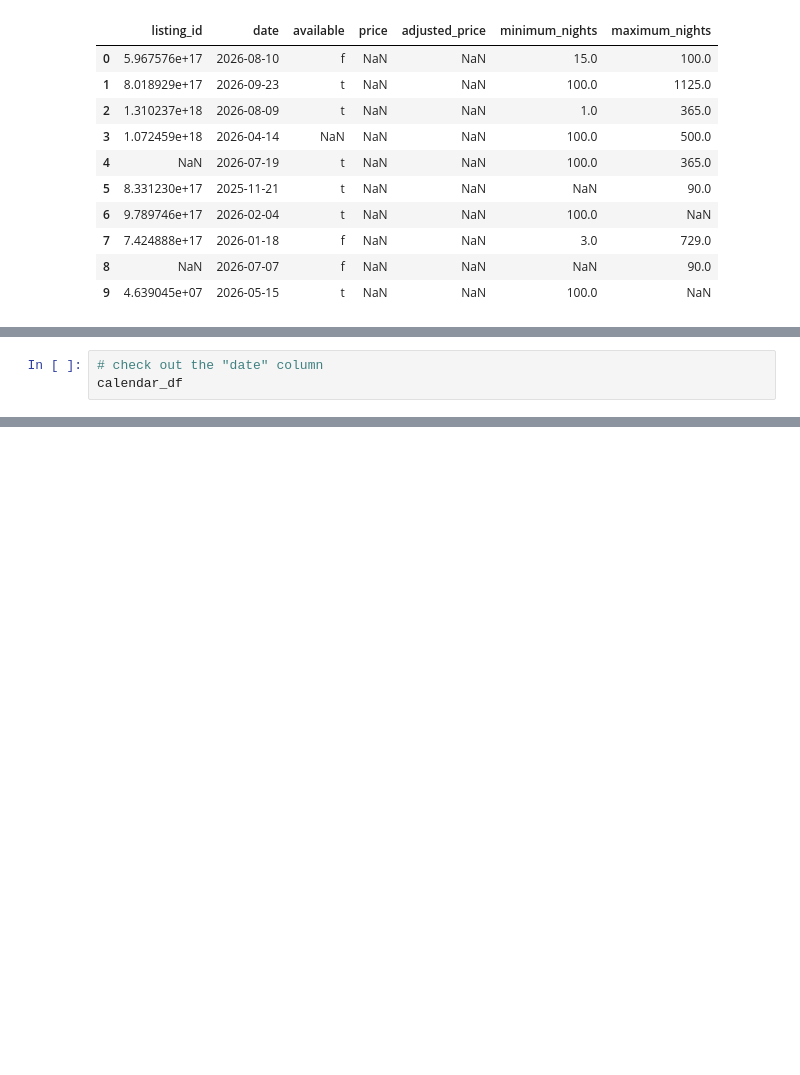
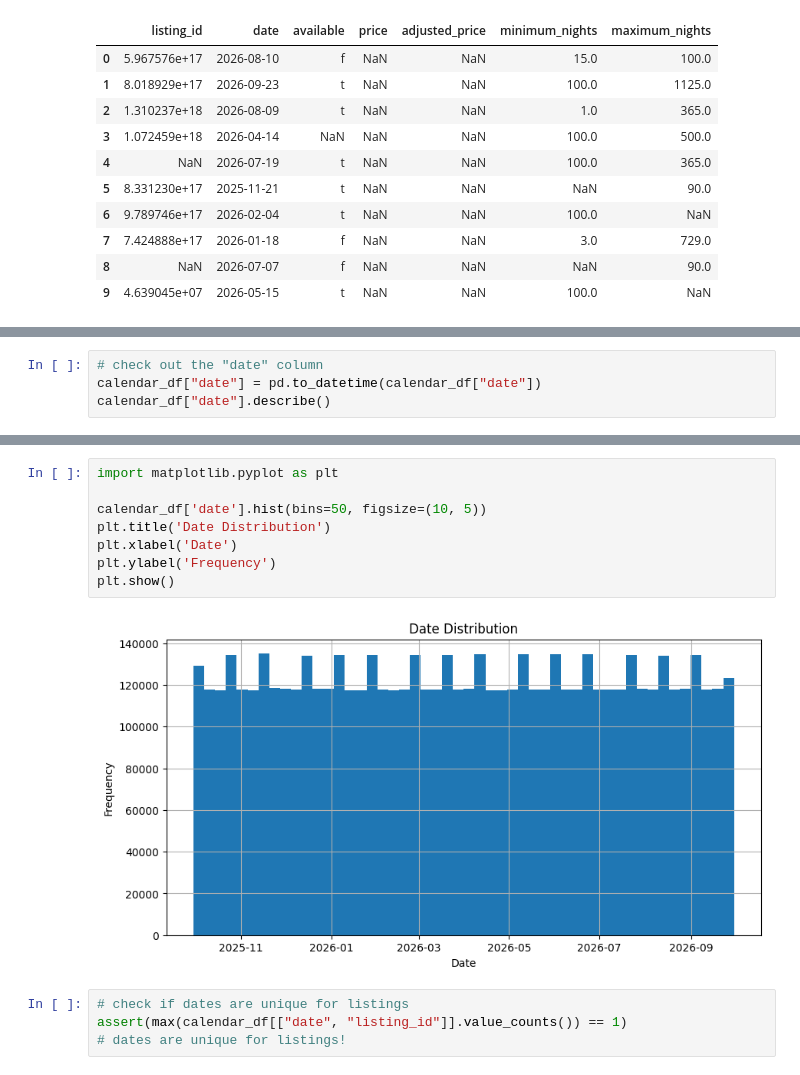
Before and after one commit to agentolek/ium-projekt, a Jupyter notebook: data_exploration.ipynb, the cells around one changed output, grey strips where cells are left out. Saved outputs shown, nothing was run; the diff lists cells and outputs as text; blank space fills up the shorter version.

Commit message:
Done-ish with calendar.csv exploration

```diff
--- a/data_exploration.ipynb
+++ b/data_exploration.ipynb
@@ -65,3 +80,4 @@ calendar_df.head(n=10)
 # %%
 # check out the "date" column
-calendar_df
+calendar_df["date"] = pd.to_datetime(calendar_df["date"])
+calendar_df["date"].describe()
@@ -67,0 +93,14 @@ calendar_df
+# %%
+import matplotlib.pyplot as plt
+
+calendar_df['date'].hist(bins=50, figsize=(10, 5))
+plt.title('Date Distribution')
+plt.xlabel('Date')
+plt.ylabel('Frequency')
+plt.show()
+# %% [output]
+[figure, added]
+# %%
+# check if dates are unique for listings
+assert(max(calendar_df[["date", "listing_id"]].value_counts()) == 1)
+# dates are unique for listings!
```
Also changed, not shown: parts of 14 cells of this notebook, 3 other files.
